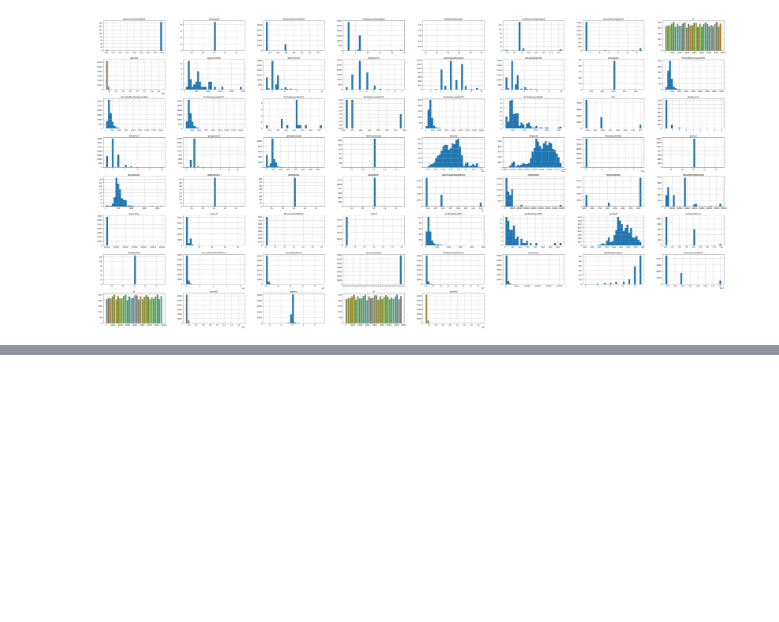
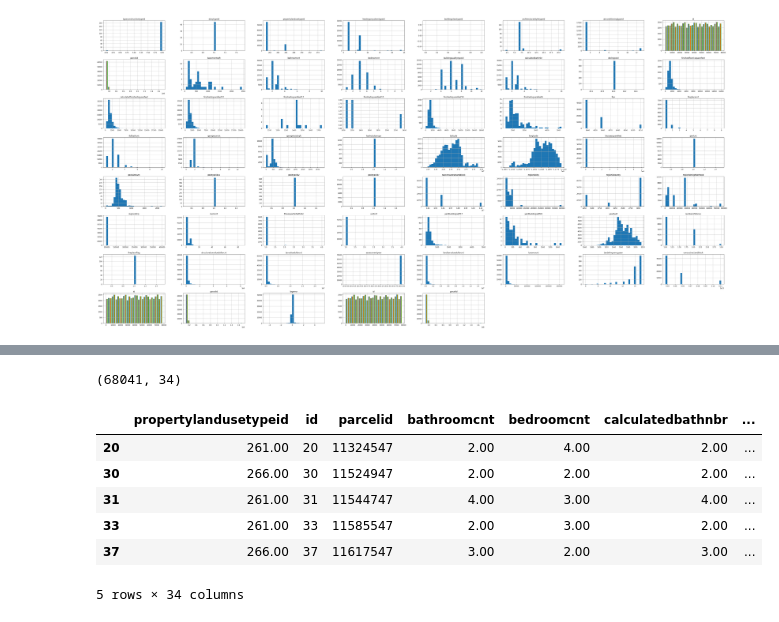
Before and after one commit to SLawsonWoods/clustering_zillow, a Jupyter notebook: drafting_notebook.ipynb, the cells around one changed output, grey strips where cells are left out. Drawn from its saved outputs; the diff is of its cells as text; code cells hidden in the pictures; blank space fills up the shorter version.

```diff
--- a/drafting_notebook.ipynb
+++ b/drafting_notebook.ipynb
@@ -154,0 +194,15 @@ plt.show()
+# %%
+# the above function removed 39 columns
+df.shape
+# %% [output]
+(68041, 34)
+# %%
+df.head()
+# %% [output]
+|  | propertylandusetypeid | id | parcelid | bathroomcnt | bedroomcnt | calculatedbathnbr | ... |
+| 20 | 261.00 | 20 | 11324547 | 2.00 | 4.00 | 2.00 | ... |
+| 30 | 266.00 | 30 | 11524947 | 2.00 | 2.00 | 2.00 | ... |
+| 31 | 261.00 | 31 | 11544747 | 4.00 | 3.00 | 4.00 | ... |
+| 33 | 261.00 | 33 | 11585547 | 2.00 | 3.00 | 2.00 | ... |
+| 37 | 266.00 | 37 | 11617547 | 3.00 | 2.00 | 3.00 | ... |
+5 rows × 34 columns
```
Also changed, not shown: parts of 35 cells of this notebook, 1 other file.
